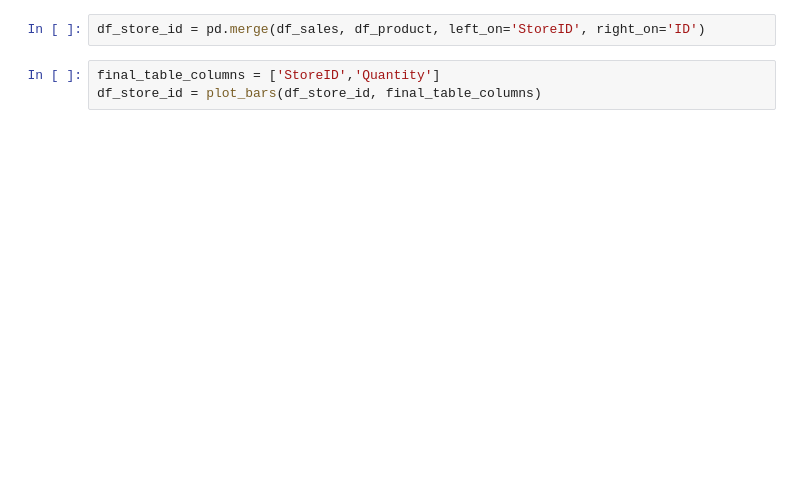
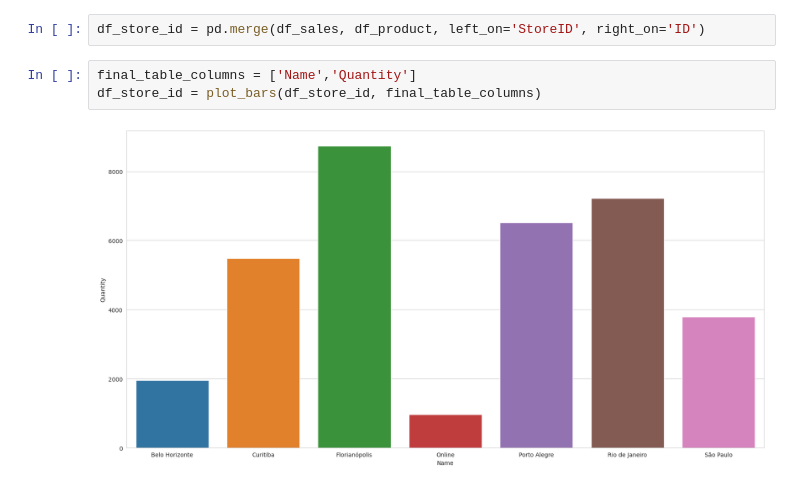
Before and after one commit to rvanguita/DataScientists, a Jupyter notebook: Process/BIX Tecnologia/main.ipynb, the cells around one changed output. Saved outputs shown, nothing was run; the diff lists cells and outputs as text; blank space fills up the shorter version.

```diff
--- a/Process/BIX Tecnologia/main.ipynb
+++ b/Process/BIX Tecnologia/main.ipynb
@@ -67,5 +182,7 @@ df_sex = plot_bars(df_sex, final_table_columns)
 # %%
 df_store_id = pd.merge(df_sales, df_product, left_on='StoreID', right_on='ID')
 # %%
-final_table_columns = ['StoreID','Quantity']
+final_table_columns = ['Name','Quantity']
 df_store_id = plot_bars(df_store_id, final_table_columns)
+# %% [output]
+[figure, added]
```
Also changed, not shown: parts of 20 cells of this notebook, 7 other files.
